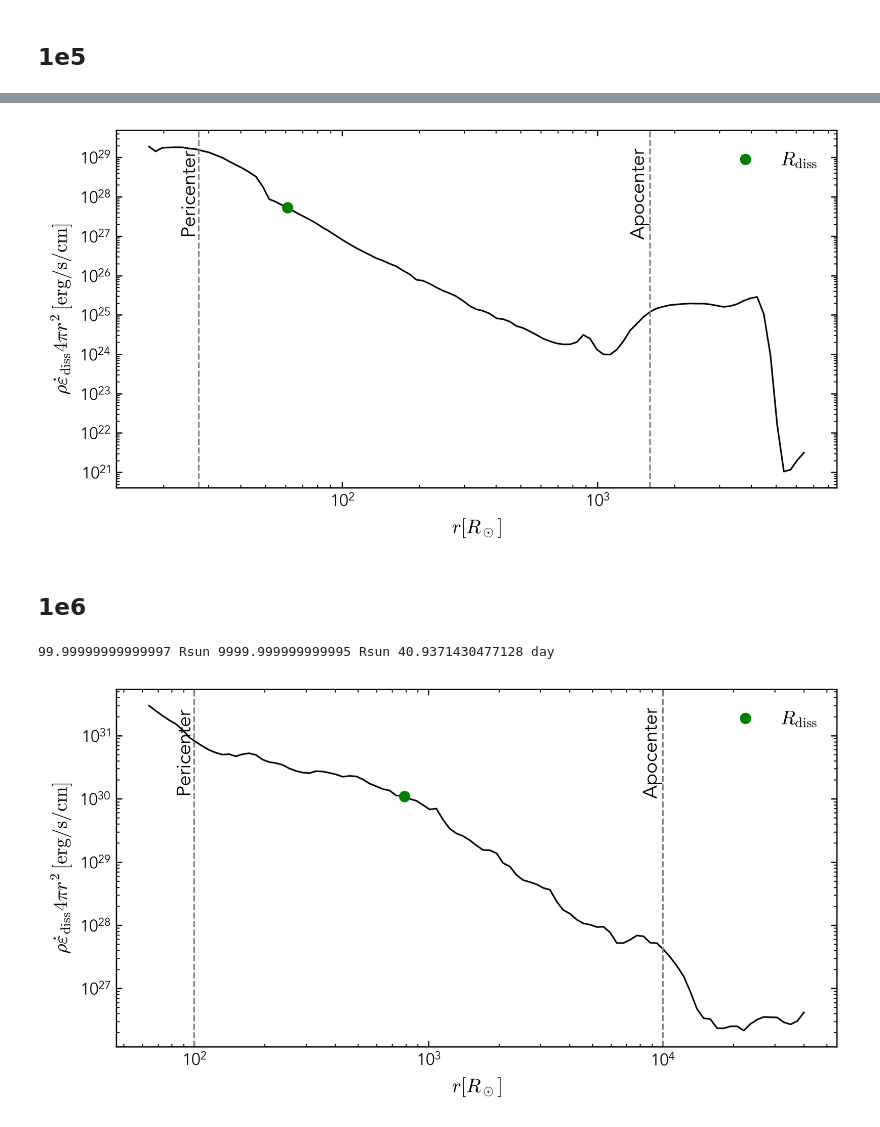
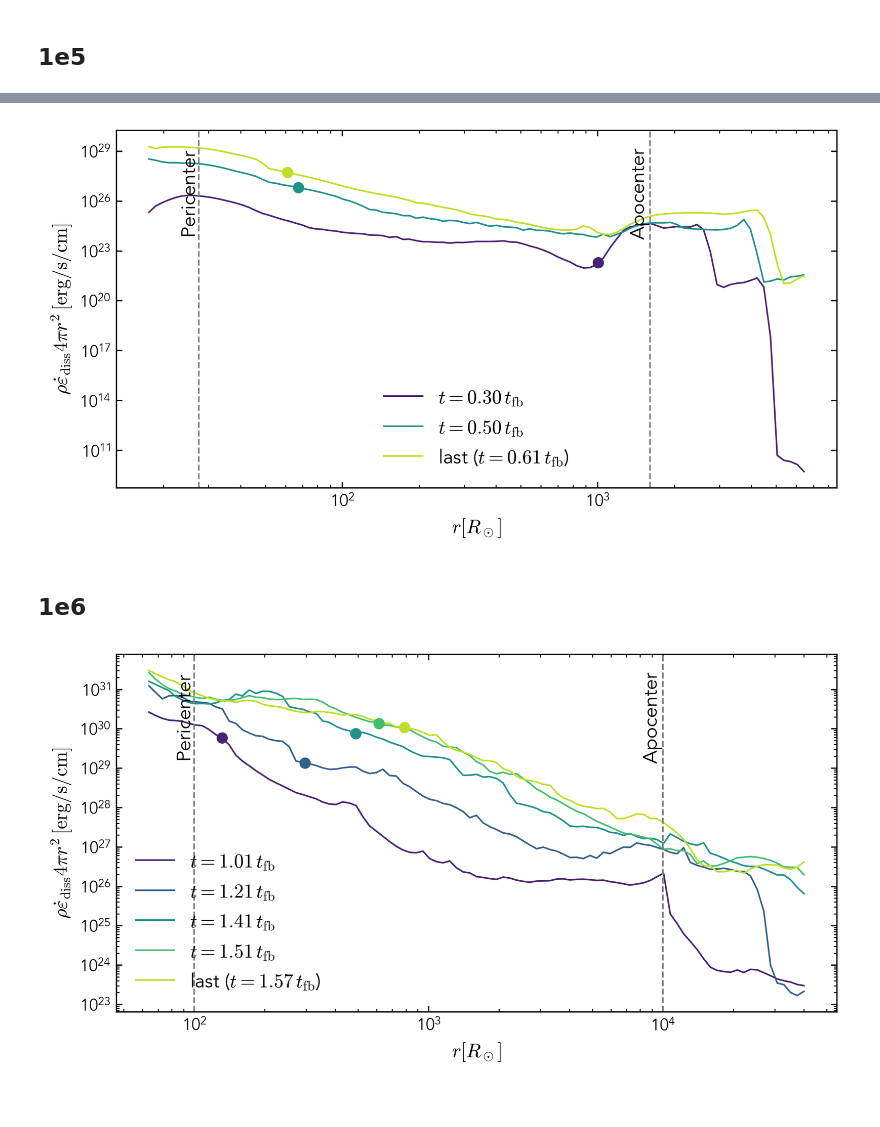
Before and after one commit to rich-tde/tde-shock-dissipation, a Jupyter notebook: works/shock-tde/0.1-plot-Ediss-distribution.ipynb, the cells around one changed output, grey strips where cells are left out. Cells and saved outputs as stored; diff of their text form; code cells hidden in the pictures.

Commit message:
Plot dissipation profiles across fallback times

```diff
--- a/works/shock-tde/0.1-plot-Ediss-distribution.ipynb
+++ b/works/shock-tde/0.1-plot-Ediss-distribution.ipynb
@@ -67,24 +100,27 @@ Rdiss = np.sum(snap.dissipation * snap.volume * R) / np.sum(snap.dissipation * s
 # %%
 fig, axes = plt.subplots(figsize=(8, 4), dpi=300)
-dEdiss_dr = (Ediss * 4 * np.pi * r**2).in_cgs()
-plt.plot(r, dEdiss_dr, color='k')
+colors = plt.cm.viridis(np.linspace(0.1, 0.9, len(profiles_1e5)))
+for profile, color in zip(profiles_1e5, colors):
+    label = (
+        rf"last ($t={profile['time_tfb']:.2f}\,t_{{\rm fb}}$)"
+        if profile["is_last"]
+        else rf"$t={profile['time_tfb']:.2f}\,t_{{\rm fb}}$"
+    )
+    plt.plot(profile["r"], profile["dEdiss_dr"], color=color, label=label)
+    plt.scatter(
+        profile["Rdiss"], profile["dEdiss_dr_at_Rdiss"],
+        color=color, marker='o', zorder=3,
+    )
 
-plt.axvline(tde.r_p, linestyle="--", color='gray')
+plt.axvline(tde_1e5.r_p, linestyle="--", color='gray')
 plt.annotate(
-    text=r"Pericenter", xy=(tde.r_p, 0.95),
+    text=r"Pericenter", xy=(tde_1e5.r_p, 0.95),
     xycoords=("data", "axes fraction"), rotation=90, va="top", ha="right",
 )
-plt.axvline(tde.r_a, linestyle="--", color='gray')
+plt.axvline(tde_1e5.r_a, linestyle="--", color='gray')
 plt.annotate(
-    text=r"Apocenter", xy=(tde.r_a, 0.95),
+    text=r"Apocenter", xy=(tde_1e5.r_a, 0.95),
     xycoords=("data", "axes fraction"), rotation=90, va="top", ha="right",
-)
-dEdiss_dr_at_Rdiss = np.interp(
-    Rdiss.to_value(r.units), r.to_value(), dEdiss_dr.to_value()
-) * dEdiss_dr.units
-plt.scatter(
-    Rdiss, dEdiss_dr_at_Rdiss, color='g', marker='o', zorder=3,
-    label=r"$R_\mathrm{diss}$",
 )
 plt.yscale("log")
 plt.xscale("log")
@@ -93,15 +129,13 @@ plt.xlabel(r"$r[R_\odot]$")
 plt.legend()
 plt.show()
 # %% [output]
-[figure, old version]
+[figure, new version]
 # %% [markdown]
 ## 1e6
 # %%
-snapnums, paths = dev.DATAPATHS("1e6")
-snap = richio.load(paths[-1])
-tde = dev.TDEBasics(Mbh=1e6*u.Msun, Mstar=1*u.Msun, Rstar=1*u.Rsun, beta=1)
-print(tde.r_p, tde.r_a, tde.t_fb.in_units("day"))
-Ediss, r = snap.profile(data="dissipation", weights="volume", r_start=0.6 * tde.r_p, r_stop=4 * tde.r_a)
+tde_1e6 = dev.TDEBasics(Mbh=1e6*u.Msun, Mstar=1*u.Msun, Rstar=1*u.Rsun, beta=1)
+requested_tfbs_1e6 = [1.0, 1.2, 1.4, 1.5]
+selected_1e6 = [(*SNAPSHOT_TFB("1e6", tfb), False) for tfb in requested_tfbs_1e6]
+snapnums_1e6, paths_1e6 = dev.DATAPATHS("1e6")
+selected_1e6.append((snapnums_1e6[-1], paths_1e6[-1], True))
-# %% [output]
-99.99999999999997 Rsun 9999.999999999995 Rsun 40.9371430477128 day
 # %%
@@ -110,30 +161,33 @@ Rdiss = np.sum(snap.dissipation * snap.volume * R) / np.sum(snap.dissipation * s
 # %%
 fig, axes = plt.subplots(figsize=(8, 4), dpi=300)
-dEdiss_dr = (Ediss * 4 * np.pi * r**2).in_cgs()
-plt.plot(r, dEdiss_dr, color='k')
+colors = plt.cm.viridis(np.linspace(0.1, 0.9, len(profiles_1e6)))
+for profile, color in zip(profiles_1e6, colors):
+    label = (
+        rf"last ($t={profile['time_tfb']:.2f}\,t_{{\rm fb}}$)"
+        if profile["is_last"]
+        else rf"$t={profile['time_tfb']:.2f}\,t_{{\rm fb}}$"
+    )
+    plt.plot(profile["r"], profile["dEdiss_dr"], color=color, label=label)
+    plt.scatter(
+        profile["Rdiss"], profile["dEdiss_dr_at_Rdiss"],
+        color=color, marker='o', zorder=3,
+    )
 
-plt.axvline(tde.r_p, linestyle="--", color='gray')
+plt.axvline(tde_1e6.r_p, linestyle="--", color='gray')
 plt.annotate(
-    text=r"Pericenter", xy=(tde.r_p, 0.95),
+    text=r"Pericenter", xy=(tde_1e6.r_p, 0.95),
     xycoords=("data", "axes fraction"), rotation=90, va="top", ha="right",
 )
-plt.axvline(tde.r_a, linestyle="--", color='gray')
+plt.axvline(tde_1e6.r_a, linestyle="--", color='gray')
 plt.annotate(
-    text=r"Apocenter", xy=(tde.r_a, 0.95),
+    text=r"Apocenter", xy=(tde_1e6.r_a, 0.95),
     xycoords=("data", "axes fraction"), rotation=90, va="top", ha="right",
-)
-dEdiss_dr_at_Rdiss = np.interp(
-    Rdiss.to_value(r.units), r.to_value(), dEdiss_dr.to_value()
-) * dEdiss_dr.units
-plt.scatter(
-    Rdiss, dEdiss_dr_at_Rdiss, color='g', marker='o', zorder=3,
-    label=r"$R_\mathrm{diss}$",
 )
 plt.yscale("log")
 plt.xscale("log")
 plt.ylabel(r"$\rho\dot{\varepsilon}_\mathrm{diss}4\pi r^2\,\mathrm{[erg/s/cm]}$")
 plt.xlabel(r"$r[R_\odot]$")
 plt.legend()
 plt.show()
 # %% [output]
-[figure, old version]
+[figure, new version]
```
Also changed, not shown: parts of 5 cells of this notebook.
